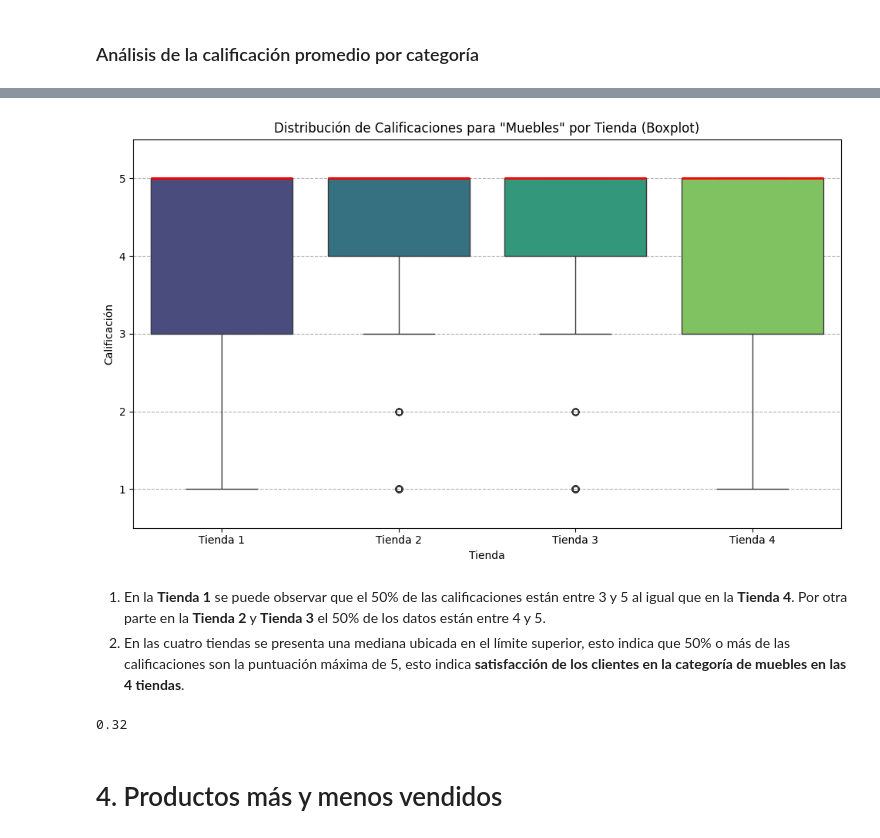
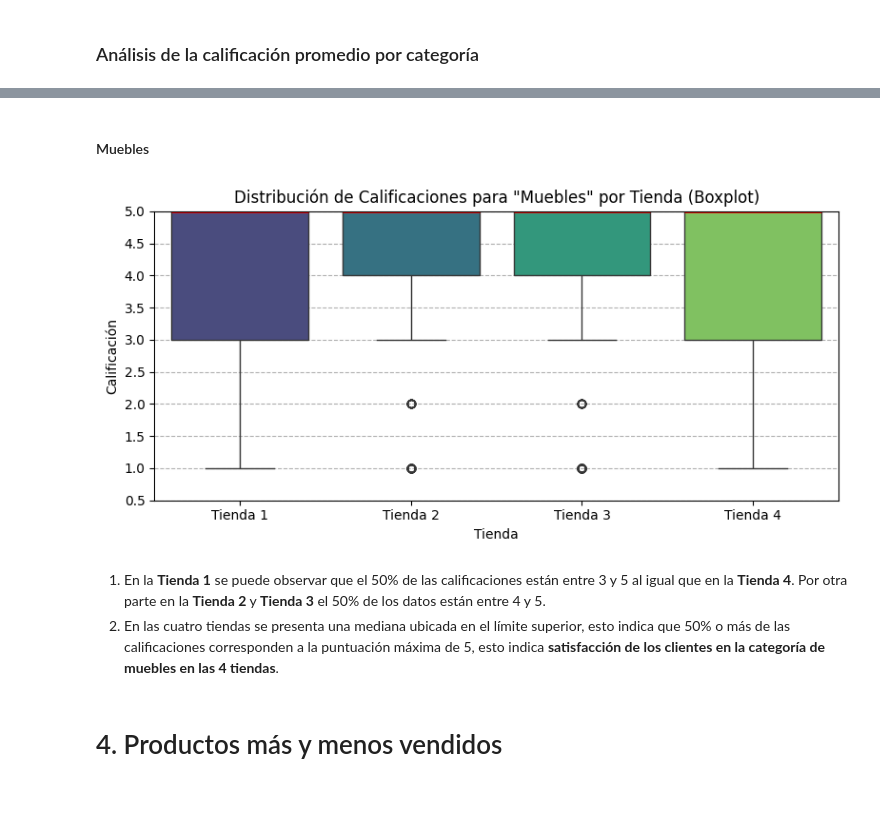
Before and after one commit to Karen-13C/Challenge_Modelado_de_datos_con_Python, a Jupyter notebook: AluraStoreLatam.ipynb, the cells around one changed output, grey strips where cells are left out. Cells and saved outputs as stored; diff of their text form; code cells hidden in the pictures; blank space fills up the shorter version.

Commit message:
Productos mas y menos vendidos

```diff
--- a/AluraStoreLatam.ipynb
+++ b/AluraStoreLatam.ipynb
@@ -296,0 +458,24 @@ Por lo tanto es necesario analizar más estas variables, ya que por si solas no
+# %%
+categoria_analizar = 'Libros'
+
+plt.figure(figsize=(8, 4))
+
+# Crear una lista para almacenar DataFrames con la columna 'Tienda' añadida
+data_para_boxplot = []
+for nombre_tienda, df_tienda in tiendas_dfs.items():
+    subset = df_tienda[df_tienda['Categoría del Producto'] == categoria_analizar].copy()
+    subset['Tienda'] = nombre_tienda
+    data_para_boxplot.append(subset)
+
+# Concatenar los DataFrames en uno solo para Seaborn
+df_boxplot = pd.concat(data_para_boxplot)
+
+sns.boxplot(y='Calificación', x='Tienda', data=df_boxplot, palette="viridis", hue='Tienda',
+            legend=False, medianprops={'color': 'red', 'linewidth': 2})
+plt.title(f'Distribución de Calificaciones para "{categoria_analizar}" por Tienda (Boxplot)')
+plt.xlabel('Tienda')
+plt.ylabel('Calificación')
+plt.grid(axis='y', linestyle='--')
+plt.tight_layout()
+plt.ylim(0.5, 5)
+plt.show()
@@ -297,37 +488,33 @@ Por lo tanto es necesario analizar más estas variables, ya que por si solas no
+# %% [markdown]
+#### Muebles
 # %%
-tiendas_dfs = {'Tienda 1': tienda1, 'Tienda 2': tienda2, 'Tienda 3': tienda3, 'Tienda 4': tienda4}
 categoria_analizar = 'Muebles'
 
-plt.figure(figsize=(10, 6))
+plt.figure(figsize=(8, 4))
 
 # Crear una lista para almacenar DataFrames con la columna 'Tienda' añadida
 data_para_boxplot = []
 for nombre_tienda, df_tienda in tiendas_dfs.items():
     subset = df_tienda[df_tienda['Categoría del Producto'] == categoria_analizar].copy()
     subset['Tienda'] = nombre_tienda
     data_para_boxplot.append(subset)
 
 # Concatenar los DataFrames en uno solo para Seaborn
 df_boxplot = pd.concat(data_para_boxplot)
 
 sns.boxplot(y='Calificación', x='Tienda', data=df_boxplot, palette="viridis", hue='Tienda',
             legend=False, medianprops={'color': 'red', 'linewidth': 2})
 plt.title(f'Distribución de Calificaciones para "{categoria_analizar}" por Tienda (Boxplot)')
 plt.xlabel('Tienda')
 plt.ylabel('Calificación')
 plt.grid(axis='y', linestyle='--')
 plt.tight_layout()
-plt.ylim(0.5, 5.5)
+plt.ylim(0.5, 5)
 plt.show()
 # %% [output]
-[figure, old version]
+[figure, new version]
 # %% [markdown]
 1. En la **Tienda 1** se puede observar que el 50% de las calificaciones están entre 3 y 5 al igual que en la **Tienda 4**. Por otra parte en la **Tienda 2** y **Tienda 3** el 50% de los datos están entre 4 y 5.
-2. En las cuatro tiendas se presenta una mediana ubicada en el límite superior, esto indica que 50% o más de las calificaciones son la puntuación máxima de 5, esto indica **satisfacción de los clientes en la categoría de muebles en las 4 tiendas**.
+2. En las cuatro tiendas se presenta una mediana ubicada en el límite superior, esto indica que 50% o más de las calificaciones corresponden a la puntuación máxima de 5, esto indica **satisfacción de los clientes en la categoría de muebles en las 4 tiendas**.
-# %%
-print(round(calificacion_categoria_t3['Artículos para el hogar'] -
-            calificacion_categoria_t1['Artículos para el hogar'], 2))
-# %% [output]
-0.32
 # %% [markdown]
 # 4. Productos más y menos vendidos
```
Also changed, not shown: parts of 27 cells of this notebook.
